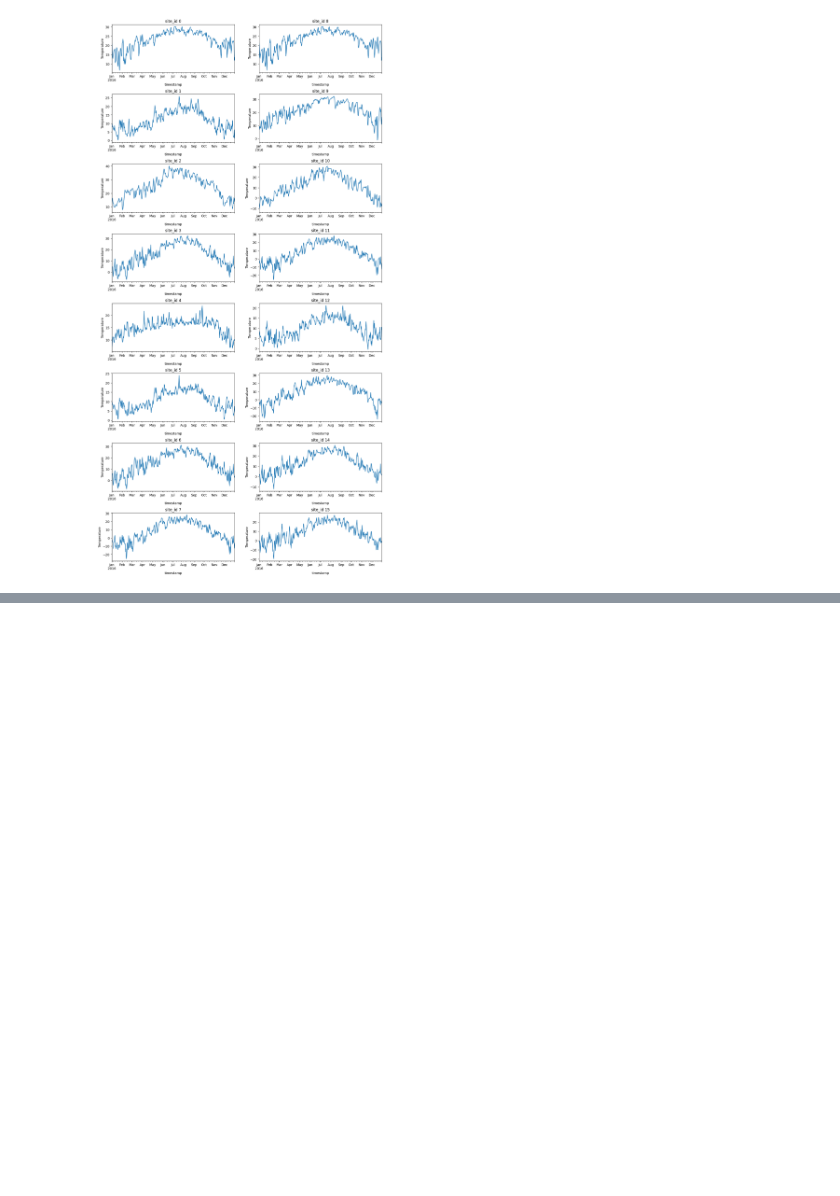
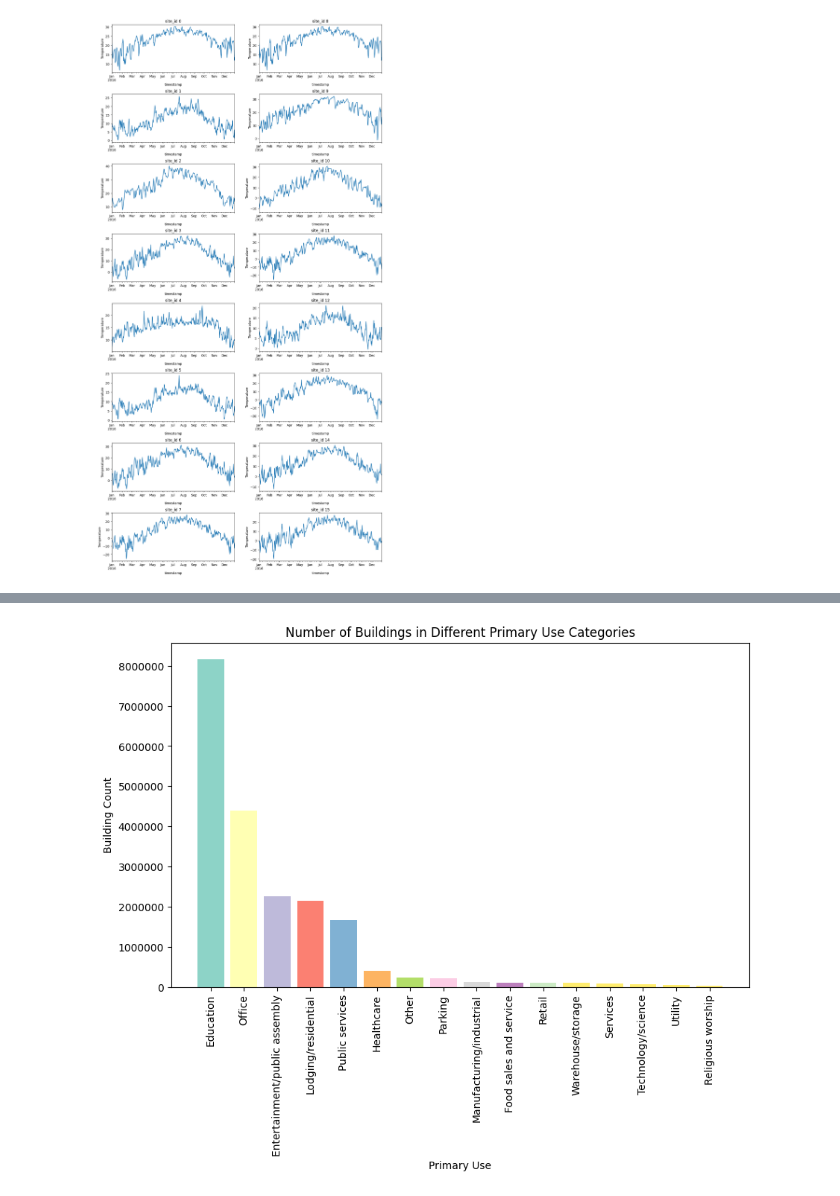
Before and after one commit to asifabbas478/EDA_Energy_Consumption, a Jupyter notebook: EDA_Energy_consumption.ipynb, the cells around one changed output, grey strips where cells are left out. Drawn from its saved outputs; the diff is of its cells as text; code cells hidden in the pictures; blank space fills up the shorter version.

```diff
--- a/EDA_Energy_consumption.ipynb
+++ b/EDA_Energy_consumption.ipynb
@@ -610,0 +696,19 @@ for i in range(16):
+# %%
+# Filter the DataFrame to include only the necessary columns
+df_subset = df[['building_id', 'primary_use']]
+
+# Count the number of buildings in each primary use category
+building_counts = df_subset['primary_use'].value_counts()
+
+# Plot the histogram
+plt.figure(figsize=(10, 6))
+colors = plt.cm.Set3(range(len(building_counts)))  # Generate colors for bars
+plt.bar(building_counts.index, building_counts.values, color=colors)
+plt.xlabel('Primary Use')
+plt.ylabel('Building Count')
+plt.title('Number of Buildings in Different Primary Use Categories')
+plt.xticks(rotation=90)
+plt.ticklabel_format(style='plain', axis='y')  # Display y-axis tick labels as plain numbers
+plt.show()
+# %% [output]
+[figure, added]
```
Also changed, not shown: parts of 19 cells of this notebook.
